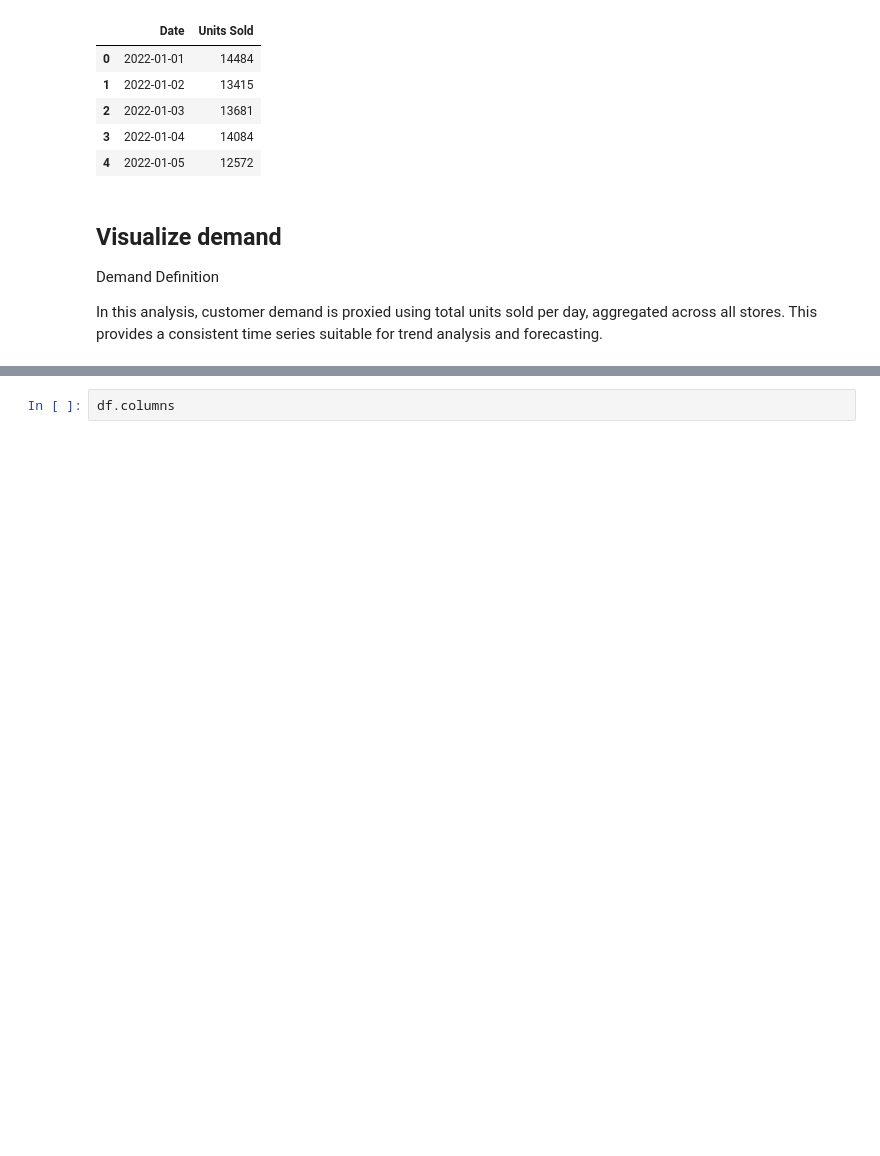
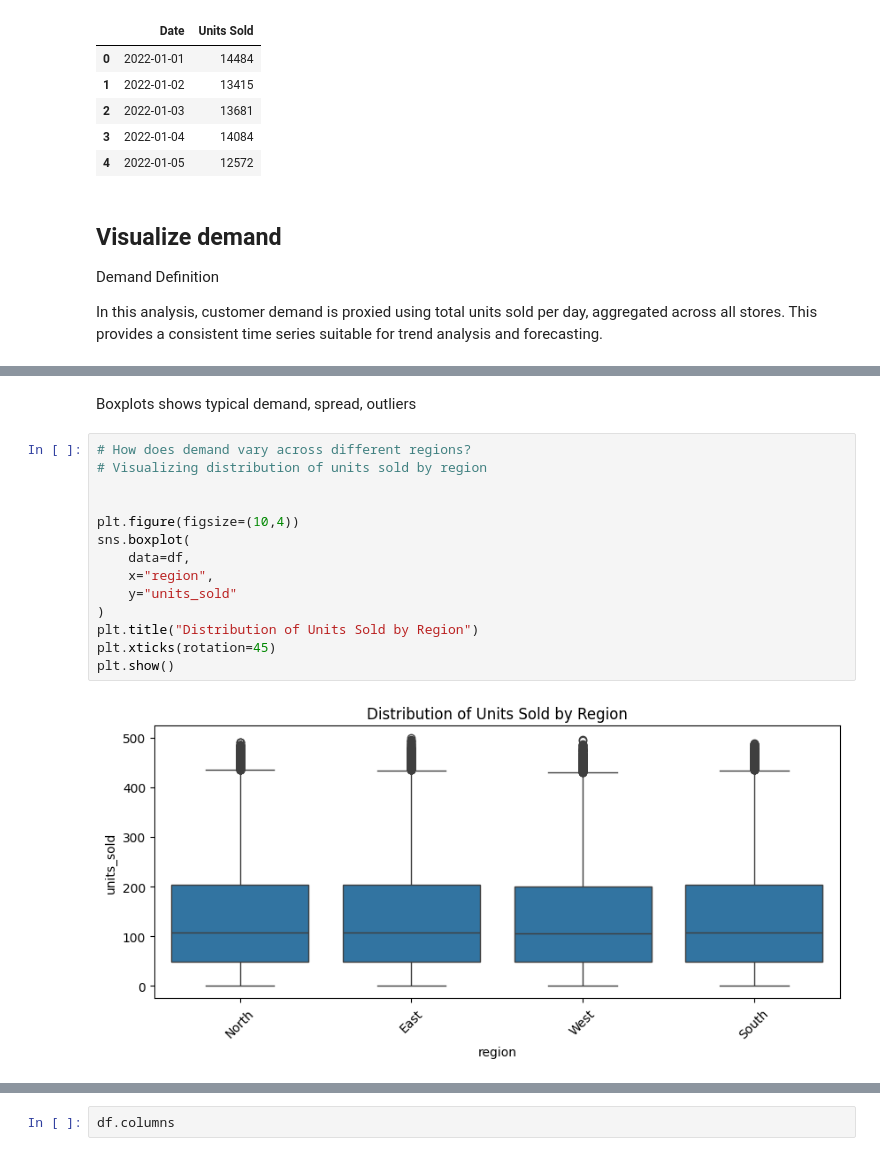
Before and after one commit to chinenyennabude/UK_Retail_Customer_Demand_Forecasting, a Jupyter notebook: notebooks/01_data_exploration.ipynb, the cells around one changed output, grey strips where cells are left out. Cells and saved outputs as stored; diff of their text form; blank space fills up the shorter version.

```diff
--- a/notebooks/01_data_exploration.ipynb
+++ b/notebooks/01_data_exploration.ipynb
@@ -110,0 +134,18 @@ for trend analysis and forecasting.
+# %% [markdown]
+Boxplots shows typical demand, spread, outliers
+# %%
+# How does demand vary across different regions?
+# Visualizing distribution of units sold by region
+
+
+plt.figure(figsize=(10,4))
+sns.boxplot(
+    data=df,
+    x="region",
+    y="units_sold"
+)
+plt.title("Distribution of Units Sold by Region")
+plt.xticks(rotation=45)
+plt.show()
+# %% [output]
+[figure, added]
```
Also changed, not shown: parts of 10 cells of this notebook.
